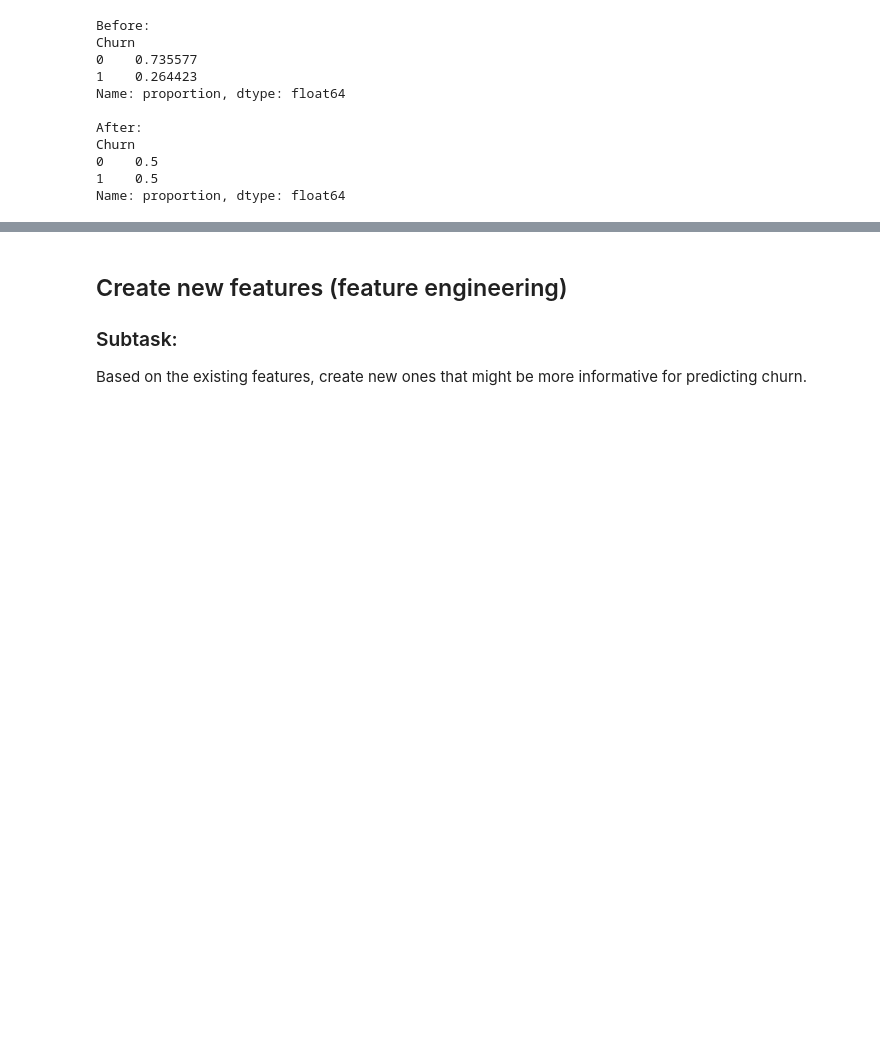
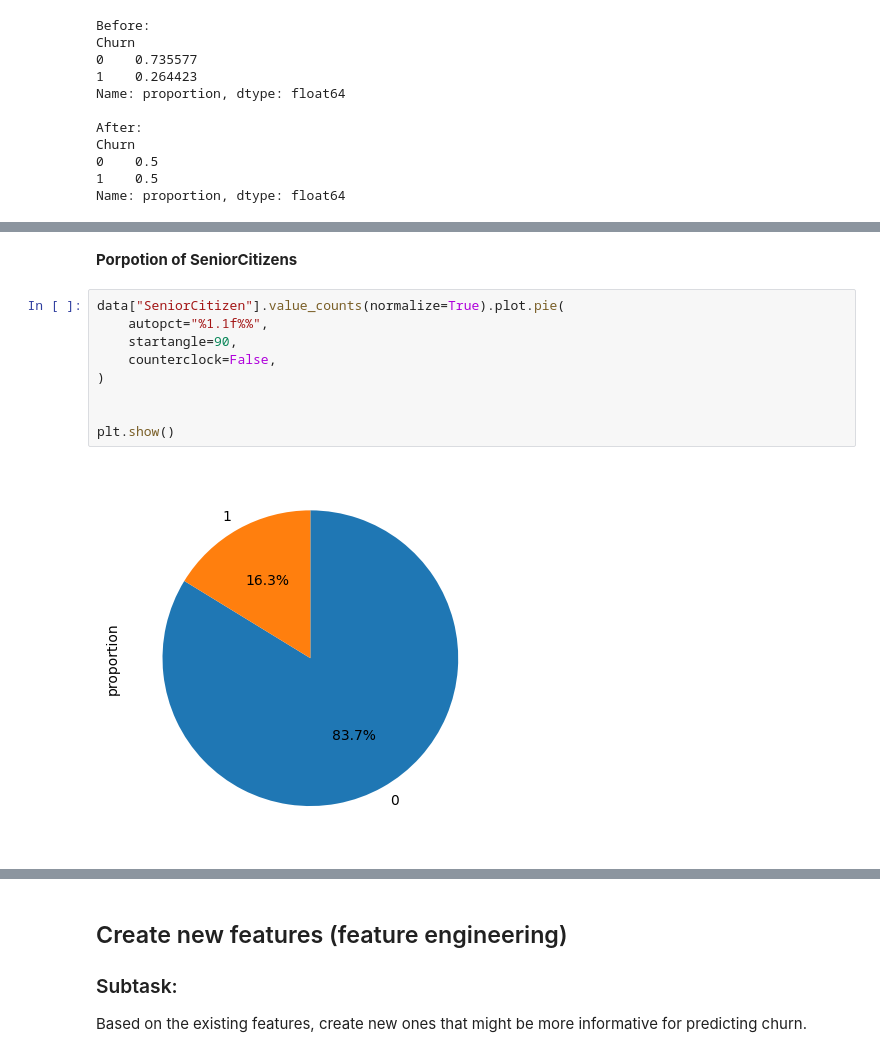
Before and after one commit to mazenmohammed079/GTC-Customer-Churn-Prediction, a Jupyter notebook: Data_Preparation.ipynb, the cells around one changed output, grey strips where cells are left out. Saved outputs shown, nothing was run; the diff lists cells and outputs as text; blank space fills up the shorter version.

```diff
--- a/Data_Preparation.ipynb
+++ b/Data_Preparation.ipynb
@@ -227,0 +397,13 @@ Name: proportion, dtype: float64
+# %% [markdown]
+**Porpotion of SeniorCitizens**
+# %%
+data["SeniorCitizen"].value_counts(normalize=True).plot.pie(
+    autopct="%1.1f%%",
+    startangle=90,
+    counterclock=False,
+)
+
+
+plt.show()
+# %% [output]
+[figure, added]
```
Also changed, not shown: parts of 58 cells of this notebook.
